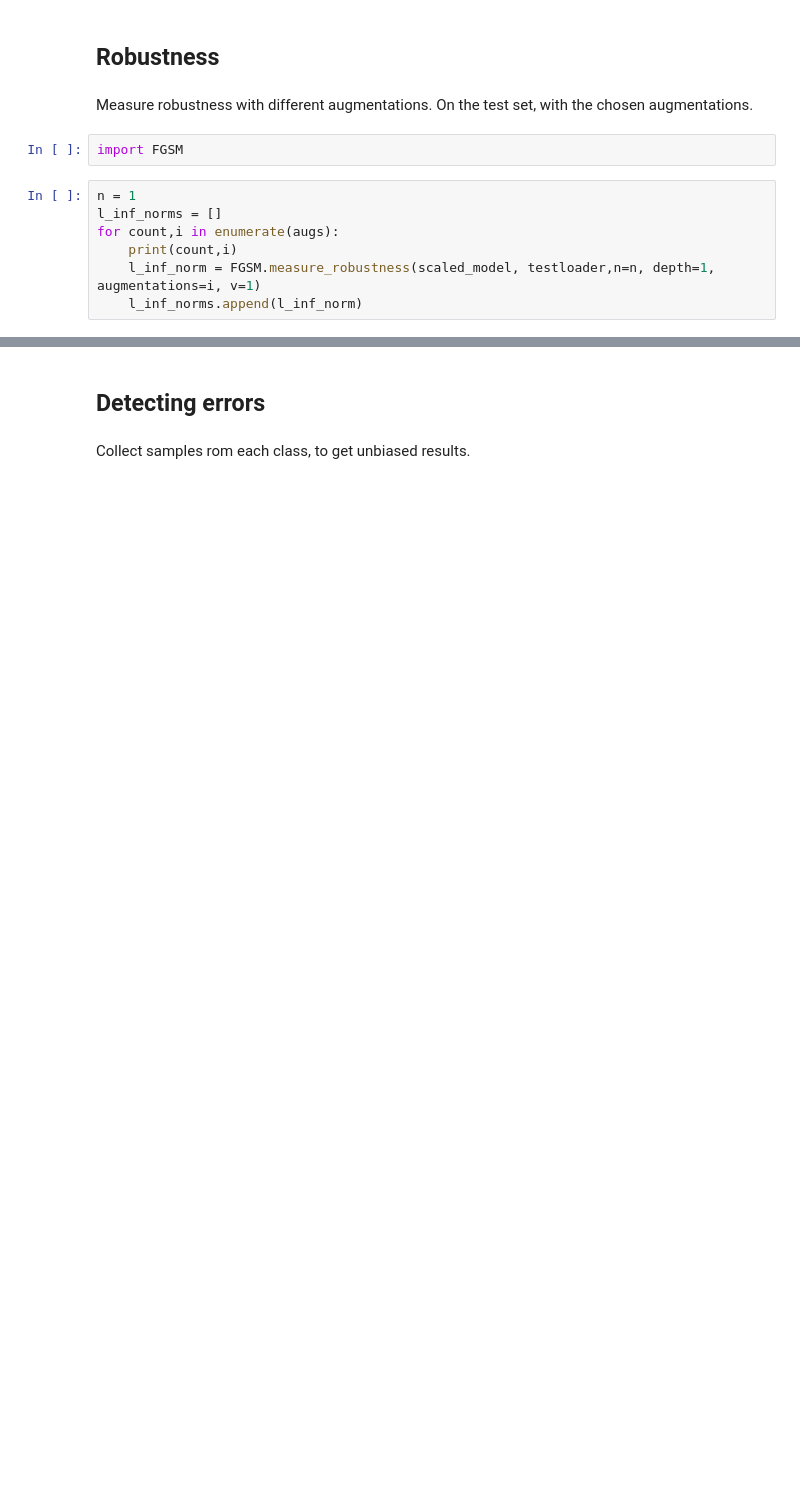
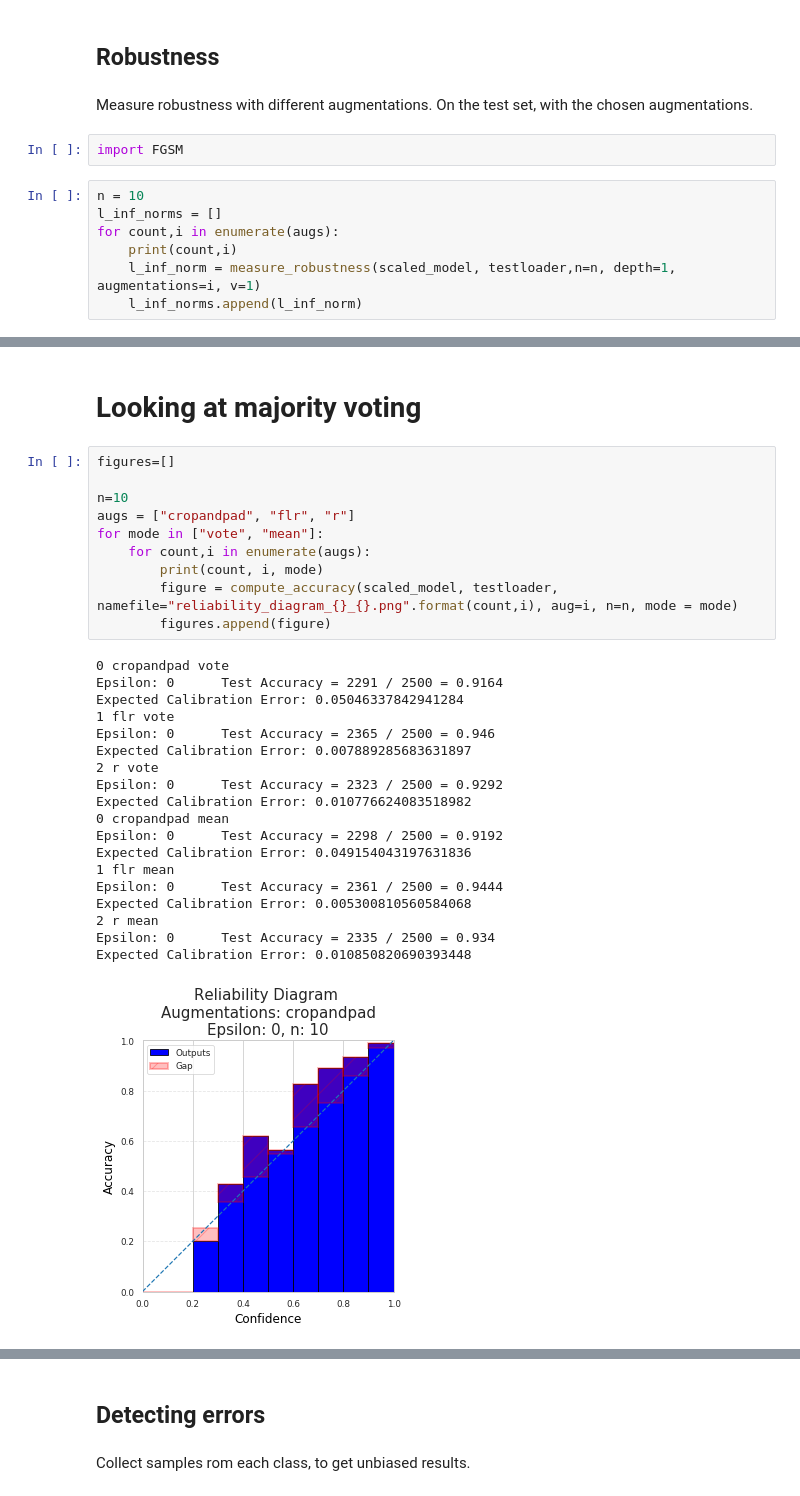
Before and after one commit to apra/adversarial_augmentation, a Jupyter notebook: main.ipynb, the cells around one changed output, grey strips where cells are left out. Cells and saved outputs as stored; diff of their text form; blank space fills up the shorter version.

```diff
--- a/main.ipynb
+++ b/main.ipynb
@@ -413,11 +422,11 @@ Measure robustness with different augmentations. On the test set, with the chose
 # %%
 import FGSM
 # %%
-n = 1
+n = 10
 l_inf_norms = []
 for count,i in enumerate(augs):
     print(count,i)
-    l_inf_norm = FGSM.measure_robustness(scaled_model, testloader,n=n, depth=1, augmentations=i, v=1)
+    l_inf_norm = measure_robustness(scaled_model, testloader,n=n, depth=1, augmentations=i, v=1)
     l_inf_norms.append(l_inf_norm)
 # %% [output]
 0 cropandpad
@@ -424,0 +449,32 @@ NameError: name 'scaled_model' is not defined
+# %% [markdown]
+# Looking at majority voting
+# %%
+figures=[]
+
+n=10
+augs = ["cropandpad", "flr", "r"]
+for mode in ["vote", "mean"]:
+    for count,i in enumerate(augs):
+        print(count, i, mode)
+        figure = compute_accuracy(scaled_model, testloader, namefile="reliability_diagram_{}_{}.png".format(count,i), aug=i, n=n, mode = mode)
+        figures.append(figure)
+# %% [output]
+0 cropandpad vote
+Epsilon: 0      Test Accuracy = 2291 / 2500 = 0.9164
+Expected Calibration Error: 0.05046337842941284
+1 flr vote
+Epsilon: 0      Test Accuracy = 2365 / 2500 = 0.946
+Expected Calibration Error: 0.007889285683631897
+2 r vote
+Epsilon: 0      Test Accuracy = 2323 / 2500 = 0.9292
+Expected Calibration Error: 0.010776624083518982
+0 cropandpad mean
+Epsilon: 0      Test Accuracy = 2298 / 2500 = 0.9192
+Expected Calibration Error: 0.049154043197631836
+1 flr mean
+Epsilon: 0      Test Accuracy = 2361 / 2500 = 0.9444
+Expected Calibration Error: 0.005300810560584068
+2 r mean
+Epsilon: 0      Test Accuracy = 2335 / 2500 = 0.934
+Expected Calibration Error: 0.010850820690393448
+[figure, added]
```
Also changed, not shown: parts of 15 cells of this notebook, 4 other files.
